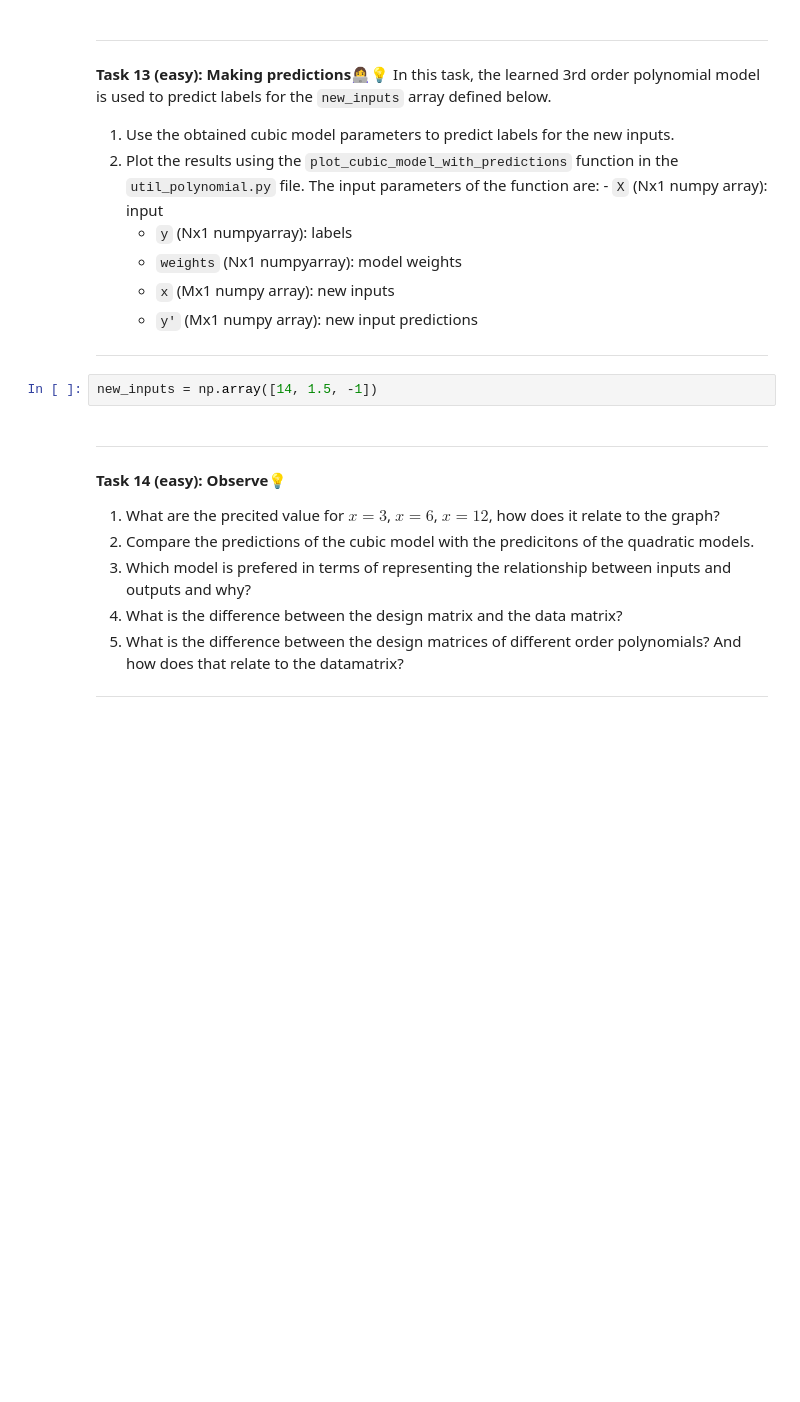
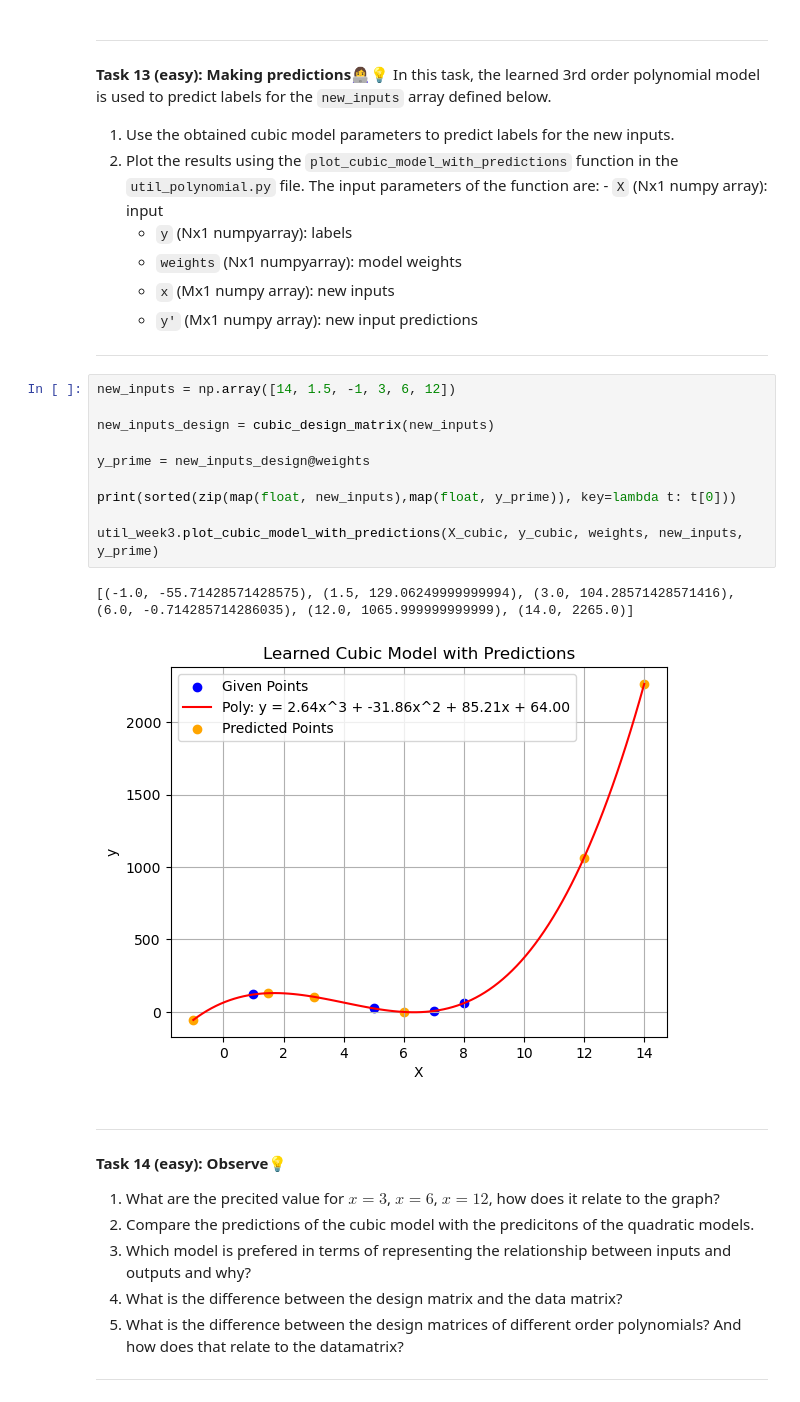
Before and after one commit to Slug-Boi-ITU-Repositories/iml_exercises, a Jupyter notebook: W04/02-polynomials.ipynb, the cells around one changed output. Drawn from its saved outputs; the diff is of its cells as text; blank space fills up the shorter version.

```diff
--- a/W04/02-polynomials.ipynb
+++ b/W04/02-polynomials.ipynb
@@ -376,7 +406,18 @@ In this task, the learned 3rd order polynomial model is used to predict labels f
 
 ---
 # %%
-new_inputs = np.array([14, 1.5, -1])
+new_inputs = np.array([14, 1.5, -1, 3, 6, 12])
+
+new_inputs_design = cubic_design_matrix(new_inputs)
+
+y_prime = new_inputs_design@weights
+
+print(sorted(zip(map(float, new_inputs),map(float, y_prime)), key=lambda t: t[0]))
+
+util_week3.plot_cubic_model_with_predictions(X_cubic, y_cubic, weights, new_inputs, y_prime)
+# %% [output]
+[(-1.0, -55.71428571428575), (1.5, 129.06249999999994), (3.0, 104.28571428571416), (6.0, -0.714285714286035), (12.0, 1065.999999999999), (14.0, 2265.0)]
+[figure, added]
 # %% [markdown]
 
 ---
```
Also changed, not shown: parts of 5 cells of this notebook.
